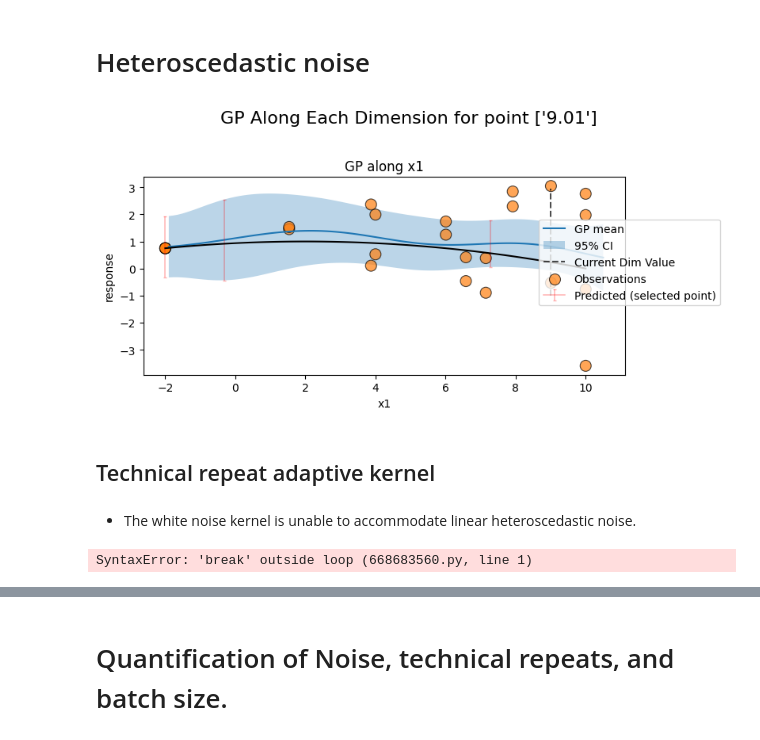
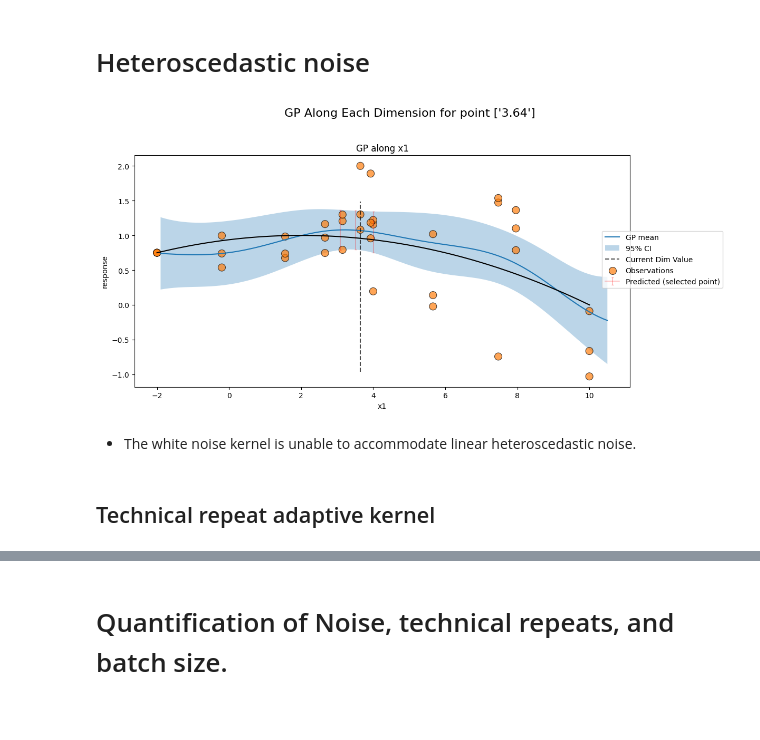
Before and after one commit to Sauciu1/BO-Coli, a Jupyter notebook: notebooks/batch_bayesian_test.ipynb, the cells around one changed output, grey strips where cells are left out. Drawn from its saved outputs; the diff is of its cells as text; code cells hidden in the pictures.

```diff
--- a/notebooks/batch_bayesian_test.ipynb
+++ b/notebooks/batch_bayesian_test.ipynb
@@ -349,18 +352,15 @@ It appears that technical repeats significantly improve noise resolution for the
 # Heteroscedastic noise
 # %%
 def noise_fn_low(x, y= None):
-    return y + np.random.normal(0, 2)*(x['x1']+2)/12
+    return y + np.random.normal(0, 1)*(x['x1']+2)/12
 
 
-runs = tester.run(GammaNoiseSGP, n_runs=4, technical_repeats=2, batch_size=3, noise_fn=noise_fn_low, plot_each=False).plot_GP(GammaNoiseSGP, figsize=(8, 4))
+runs = tester.run(GammaNoiseSGP, n_runs=4, technical_repeats=3, batch_size=3, noise_fn=noise_fn_low, plot_each=False)
+runs.plot_GP(GammaNoiseSGP, figsize=(12, 6))
 plot_test()
 # %% [output]
-[figure, old version]
+[figure, new version]
+# %% [markdown]
+* The white noise kernel is unable to accommodate linear heteroscedastic noise.
 # %% [markdown]
 ## Technical repeat adaptive kernel
-# %% [markdown]
-* The white noise kernel is unable to accommodate linear heteroscedastic noise.
-# %%
-break
-# %% [output]
-SyntaxError: 'break' outside loop (668683560.py, line 1)
```
Also changed, not shown: parts of 14 cells of this notebook.
